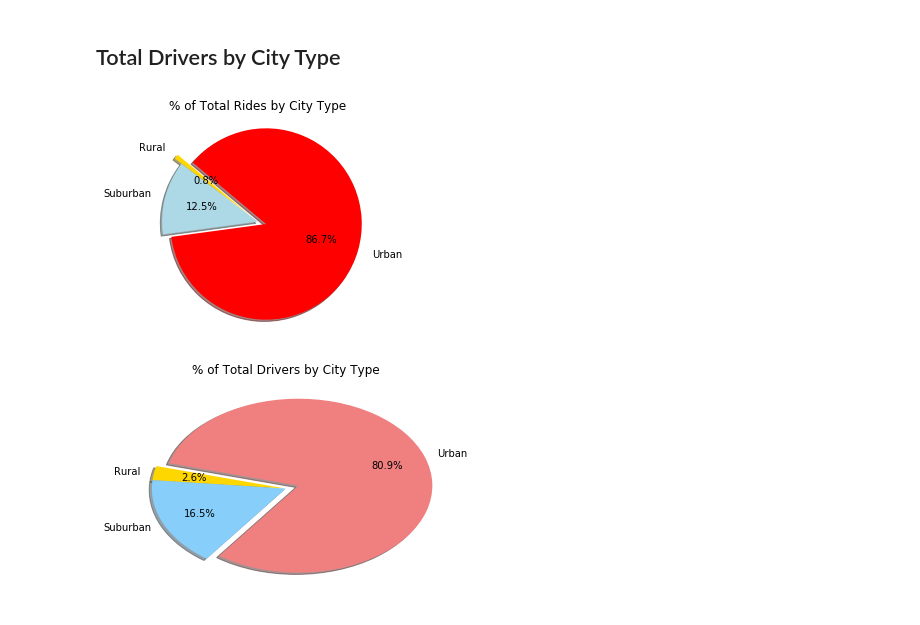
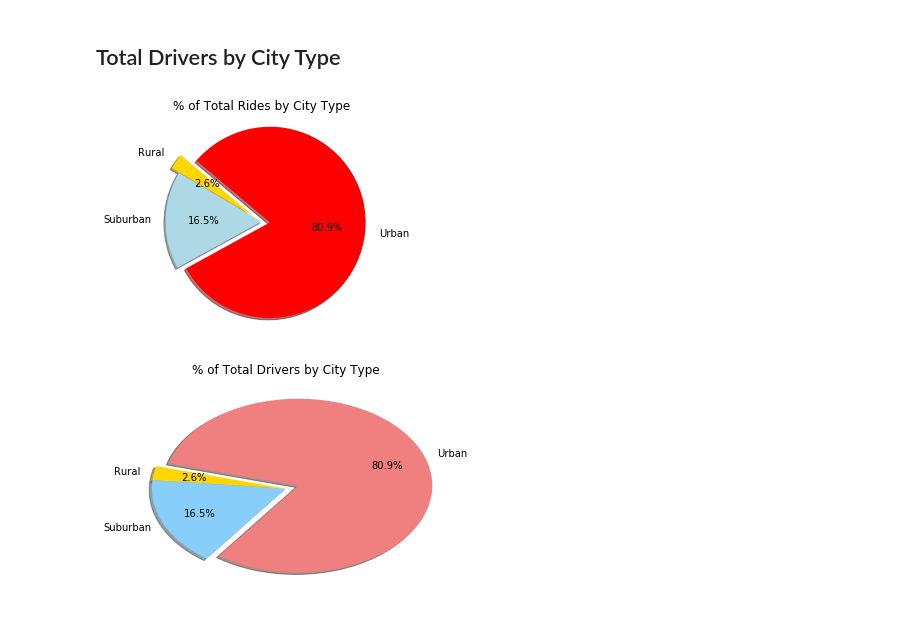
Before and after one commit to DouglasMatheny/MatplotlibHomework, a Jupyter notebook: Pyber/pyber.ipynb, the cells around one changed output. Drawn from its saved outputs; the diff is of its cells as text; code cells hidden in the pictures.

```diff
--- a/Pyber/pyber.ipynb
+++ b/Pyber/pyber.ipynb
@@ -170,41 +169,41 @@ plt.show()
 
 # Build Pie Charts
 
-
+city_data_gb = city_data_df.groupby('type')
 # Calculate Ride Percents
-drivers_by_city_type_df = ride_data_complete_gb_type['driver_count'].sum()
+drivers_by_city_type_df = city_data_gb['driver_count'].sum()
 
 drivers_by_city_type_df.index.names = ['City Type']
 drivers_by_city_type_df = drivers_by_city_type_df.reset_index()
 drivers_by_city_type_df.rename(inplace=True, columns={'driver_count':'Driver Count'})
 drivers_by_city_type_df.head()
 
 # Calculate Type Percents
 drivers_by_city_type_df['Percentage'] = \
     (drivers_by_city_type_df['Driver Count']/drivers_by_city_type_df['Driver Count'].sum())*100
 
 # # Build Pie Chart
 # #Add the figure
 fig, axes = plt.subplots(1,1,sharex=True, sharey=True)
 explode = (.1, 0, .1)
 colors=['gold','lightblue','red']
 axes.pie(drivers_by_city_type_df['Percentage'], \
          labels=drivers_by_city_type_df['City Type'], \
          explode=explode, colors=colors, \
          autopct='%1.1f%%', shadow=True, startangle=140, \
          radius = 1.1, labeldistance = 1.15, pctdistance=.6
         )
 
 
 plt.title('% of Total Rides by City Type', pad = 3.0)
 
 # Save Figure
 plt.savefig(os.path.join('../Images', 'drivers_by_city_graph'))
 
 # Show Figure
 plt.show()
 # %% [output]
-[figure, old version]
+[figure, new version]
 # %%
 # %% [output]
 [figure]
```
Also changed, not shown: parts of 1 cell of this notebook, 1 other file.
